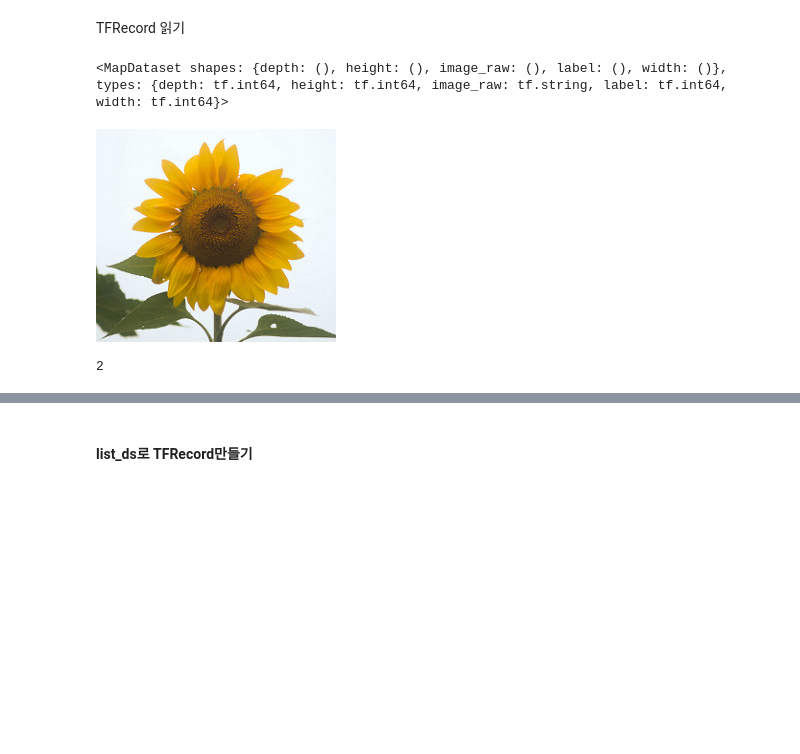
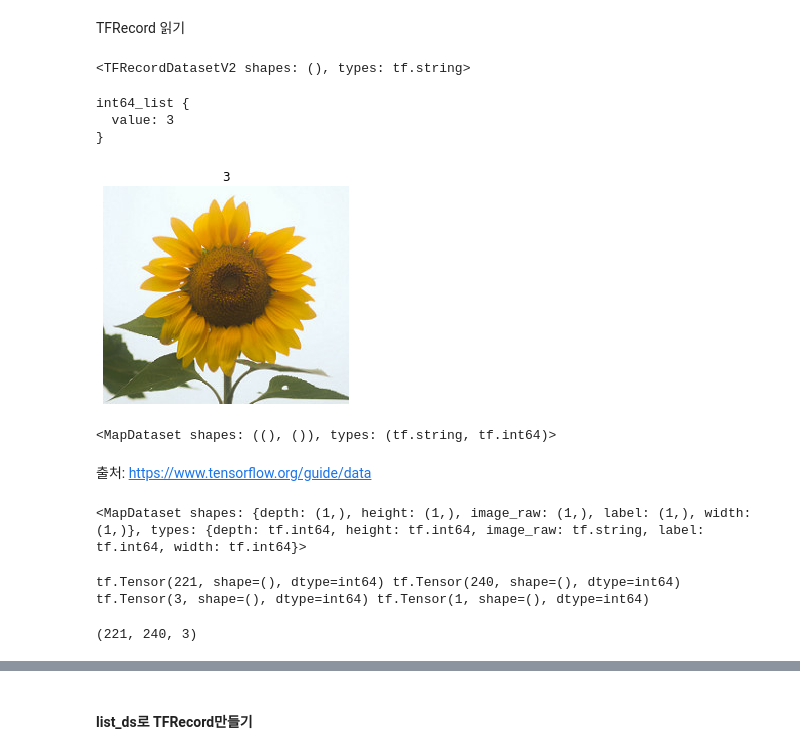
Before and after one commit to iskra3138/colab_repo, a Jupyter notebook: images_TF_Official.ipynb, the cells around one changed output, grey strips where cells are left out. Drawn from its saved outputs; the diff is of its cells as text; code cells hidden in the pictures; blank space fills up the shorter version.

```diff
--- a/images_TF_Official.ipynb
+++ b/images_TF_Official.ipynb
@@ -260,6 +260,33 @@ with tf.io.TFRecordWriter(record_file) as writer:
   writer.write(tf_example.SerializeToString())
 # %% [markdown]
 TFRecord 읽기
+# %%
+dataset = tf.data.TFRecordDataset(filenames = 'tmp.tfrecords')
+# %%
+dataset
+# %% [output]
+<TFRecordDatasetV2 shapes: (), types: tf.string>
+# %%
+raw_example = next(iter(dataset))
+parsed = tf.train.Example.FromString(raw_example.numpy())
+
+parsed.features.feature['label']
+# %% [output]
+int64_list {
+  value: 3
+}
+# %%
+raw_example = next(iter(dataset))
+parsed = tf.train.Example.FromString(raw_example.numpy())
+
+feature = parsed.features.feature
+raw_img = feature['image_raw'].bytes_list.value[0]
+img = tf.image.decode_jpeg(raw_img)
+plt.imshow(img)
+plt.axis('off')
+_ = plt.title(feature["label"].int64_list.value[0])
+# %% [output]
+[figure, added]
 # %%
 raw_image_dataset = tf.data.TFRecordDataset('tmp.tfrecords')
 
@@ -272,19 +299,36 @@ image_feature_description = {
     'image_raw': tf.io.FixedLenFeature([], tf.string),
 }
 
-def _parse_image_function(example_proto):
-  # Parse the input tf.Example proto using the dictionary above.
-  return tf.io.parse_single_example(example_proto, image_feature_description)
+def _parse_image_function(eg):
+  example = tf.io.parse_example(
+      eg[tf.newaxis], image_feature_description)
+  return example['image_raw'][0], example['label'][0]
 
 parsed_image_dataset = raw_image_dataset.map(_parse_image_function)
 parsed_image_dataset
 # %% [output]
-<MapDataset shapes: {depth: (), height: (), image_raw: (), label: (), width: ()}, types: {depth: tf.int64, height: tf.int64, image_raw: tf.string, label: tf.int64, width: tf.int64}>
+<MapDataset shapes: ((), ()), types: (tf.string, tf.int64)>
-# %%
-for image_features in parsed_image_dataset:
-  image_raw = image_features['image_raw'].numpy()
-  display.display(display.Image(data=image_raw))
-  print (image_features['label'].numpy())
-# %% [output]
-[figure, removed]
-2
+# %% [markdown]
+출처: https://www.tensorflow.org/guide/data
+# %%
+raw_image_dataset = tf.data.TFRecordDataset('tmp.tfrecords')
+
+# Create a dictionary describing the features.
+image_feature_description = {
+    'height': tf.io.FixedLenFeature([], tf.int64),
+    'width': tf.io.FixedLenFeature([], tf.int64),
+    'depth': tf.io.FixedLenFeature([], tf.int64),
+    'label': tf.io.FixedLenFeature([], tf.int64),
+    'image_raw': tf.io.FixedLenFeature([], tf.string),
+}
+
+def _parse_image_function(eg):
+  example = tf.io.parse_example(
+      eg[tf.newaxis], image_feature_description)
+  return example
+  #return example['image_raw'][0], example['label'][0]
+
+parsed_image_dataset = raw_image_dataset.map(_parse_image_function)
+parsed_image_dataset
+# %% [output]
+<MapDataset shapes: {depth: (1,), height: (1,), image_raw: (1,), label: (1,), width: (1,)}, types: {depth: tf.int64, height: tf.int64, image_raw: tf.string, label: tf.int64, width: tf.int64}>
@@ -290,0 +337,8 @@ for image_features in parsed_image_dataset:
+# %%
+print (result['height'][0], result['width'][0], result['depth'][0], result['label'][0])
+# %% [output]
+tf.Tensor(221, shape=(), dtype=int64) tf.Tensor(240, shape=(), dtype=int64) tf.Tensor(3, shape=(), dtype=int64) tf.Tensor(1, shape=(), dtype=int64)
+# %%
+tf.io.decode_jpeg(result['image_raw'][0]).numpy().shape
+# %% [output]
+(221, 240, 3)
```
Also changed, not shown: parts of 32 cells of this notebook.
